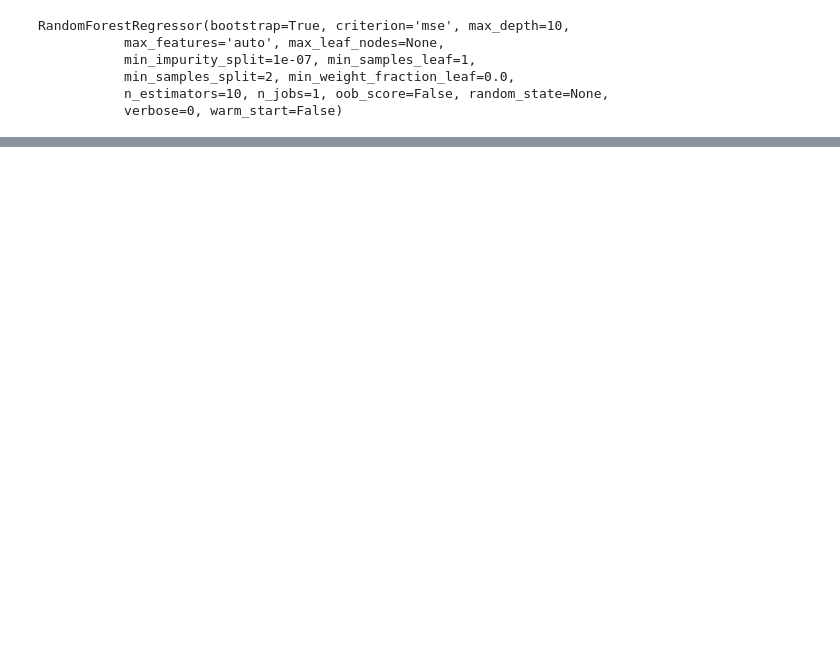
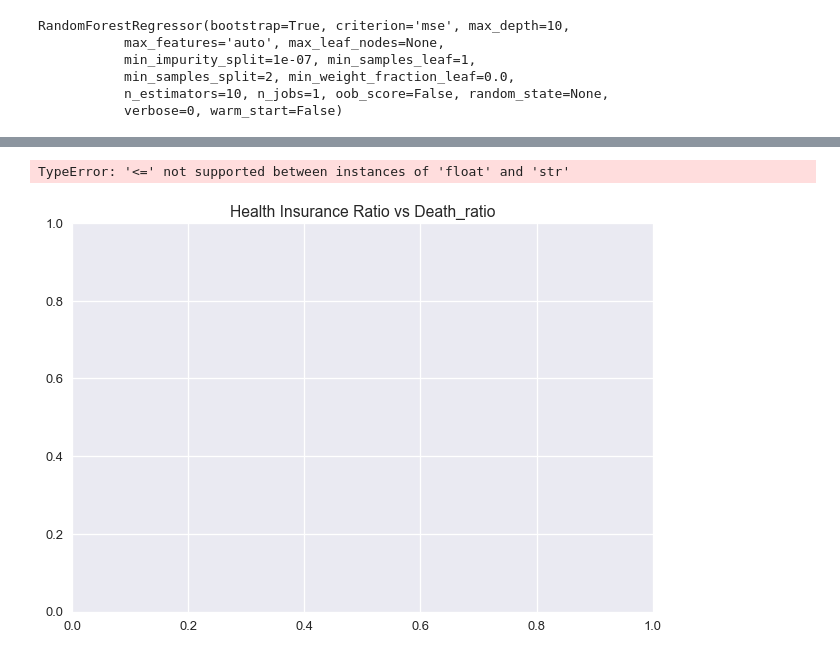
Before and after one commit to allanwdong/Infant-Mortality, a Jupyter notebook: Regression.ipynb, the cells around one changed output, grey strips where cells are left out. Cells and saved outputs as stored; diff of their text form; code cells hidden in the pictures; blank space fills up the shorter version.

```diff
--- a/Regression.ipynb
+++ b/Regression.ipynb
@@ -591,0 +640,5 @@ Name: RandomForest, dtype: float64
+# %%
+df_ex1 = pd.merge(df_poverty, df_vets, how='inner', on=['FIPS'])
+df_ex2 = pd.merge(df_ex1, df_ed, how='inner', on=['FIPS'])
+df_ex3 = pd.merge(df_ex2, df_cty_industry, how='inner', on=['FIPS'])
+df_ex4 = pd.merge(df_ex3, df_cty_type, how='inner', on=['FIPS'])
@@ -591,0 +647,5 @@ Name: RandomForest, dtype: float64
+# %%
+df3 = pd.merge(df_rg, df_ex5,
+             how='inner',
+             left_on=['Year', 'County_Code'],
+             right_on=['Year', 'FIPS'])
@@ -591,0 +669,11 @@ Name: RandomForest, dtype: float64
+# %%
+df3_std = df3.drop(['County', 'County_Code', 'Race', 'Gender', 'Deaths', 'Births', 'Year',
+       'FIPS', 'Type_2015_Farming_NO',
+       'Type_2015_Manufacturing_NO', 'Type_2015_Mining_NO',
+       'Type_2015_Government_NO', 'Type_2015_Recreation_NO',
+       'Type_2015_Nonspecialized_NO', 'Metro2013', 'Nonmetro2013',
+       'Micropolitan2013', 'Noncore2013', 'Metro_Adjacent2013', 'series_id',
+       'year', 'period', 'footnote_codes', 'area_code',
+       'series_title', 'area_text', 'Id', 'Id2', 'Geography',
+       'Est_total_pop',
+       'Est_1_HI_pop', 'Est_0_HI_pop'], axis=1)
@@ -593,0 +944,9 @@ pca_df['PCA-1'].reindex(pca_df['PCA-1'].abs().sort_values(inplace=False, ascendi
+# %%
+
+plt.title('Health Insurance Ratio vs Death_ratio')
+sns.set_context('talk')
+
+sns.regplot((df3_std['unemployment_rate']), df3_std.Death_ratio, logx=True)
+# %% [output]
+TypeError: '<=' not supported between instances of 'float' and 'str'
+[figure, added]
```
Also changed, not shown: parts of 70 cells of this notebook, 1 other file.
